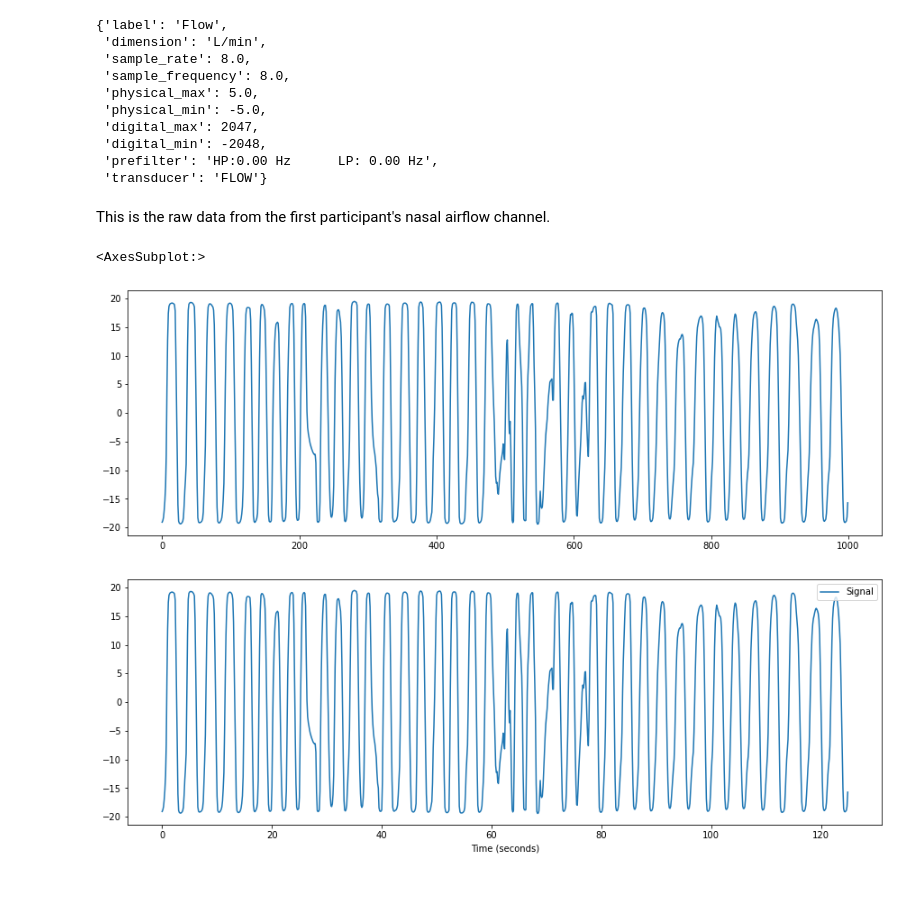
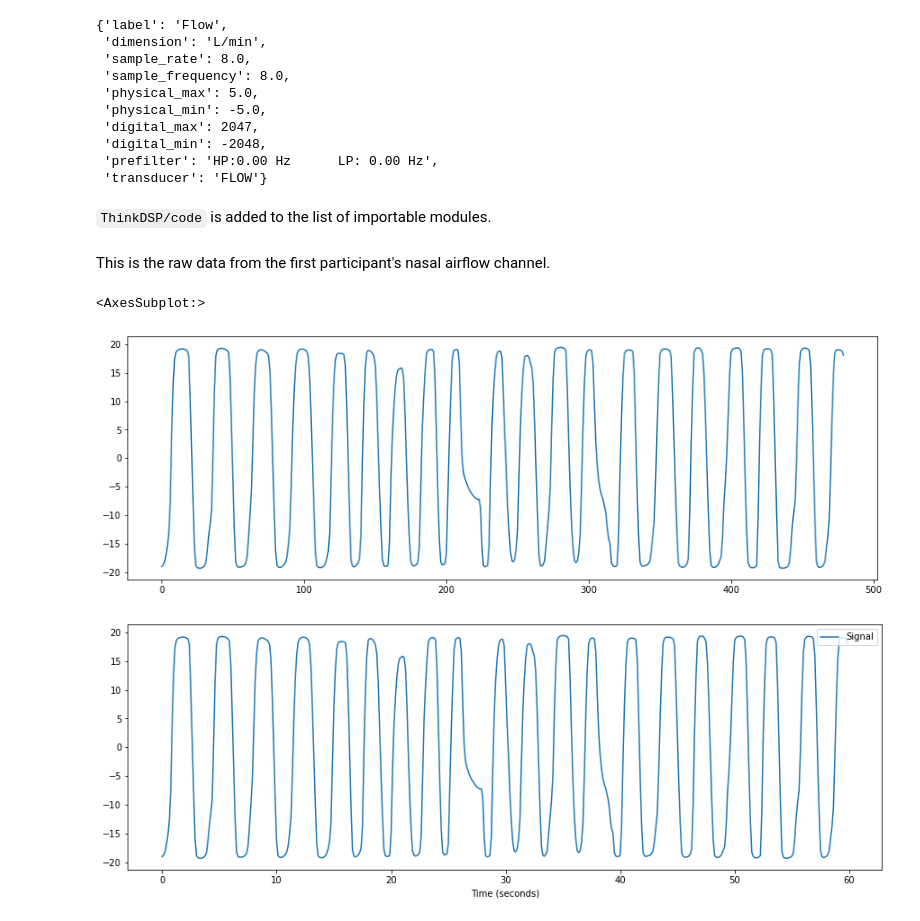
Before and after one commit to escofresco/napnea, a Jupyter notebook: notebooks/ETL.ipynb, the cells around one changed output. Drawn from its saved outputs; the diff is of its cells as text; code cells hidden in the pictures; blank space fills up the shorter version.

```diff
--- a/notebooks/ETL.ipynb
+++ b/notebooks/ETL.ipynb
@@ -58,6 +58,8 @@ signal_headers[8]
  'transducer': 'FLOW'}
 # %%
 sample_rate = signal_headers[8]['sample_rate']
+# %% [markdown]
+`ThinkDSP/code` is added to the list of importable modules.
 # %%
 import os
 import sys
@@ -68,15 +70,16 @@ This is the raw data from the first participant's nasal airflow channel.
 # %%
 import thinkdsp
 import seaborn as sns
-mini_flow = flow_signal_002[:1000]
+seconds_window = 60 * sample_rate
+mini_flow = flow_signal_002[:int(seconds_window)]
 sns.lineplot(data=mini_flow)
 # %% [output]
 <AxesSubplot:>
-[figure, old version]
+[figure, new version]
 # %%
 nk.signal_plot(mini_flow, sampling_rate=sample_rate)
 # %% [output]
-[figure, old version]
+[figure, new version]
 # %%
 cleaned = nk.rsp_clean(mini_flow, sampling_rate=sample_rate)
 # Extract peaks
```
Also changed, not shown: parts of 16 cells of this notebook.
